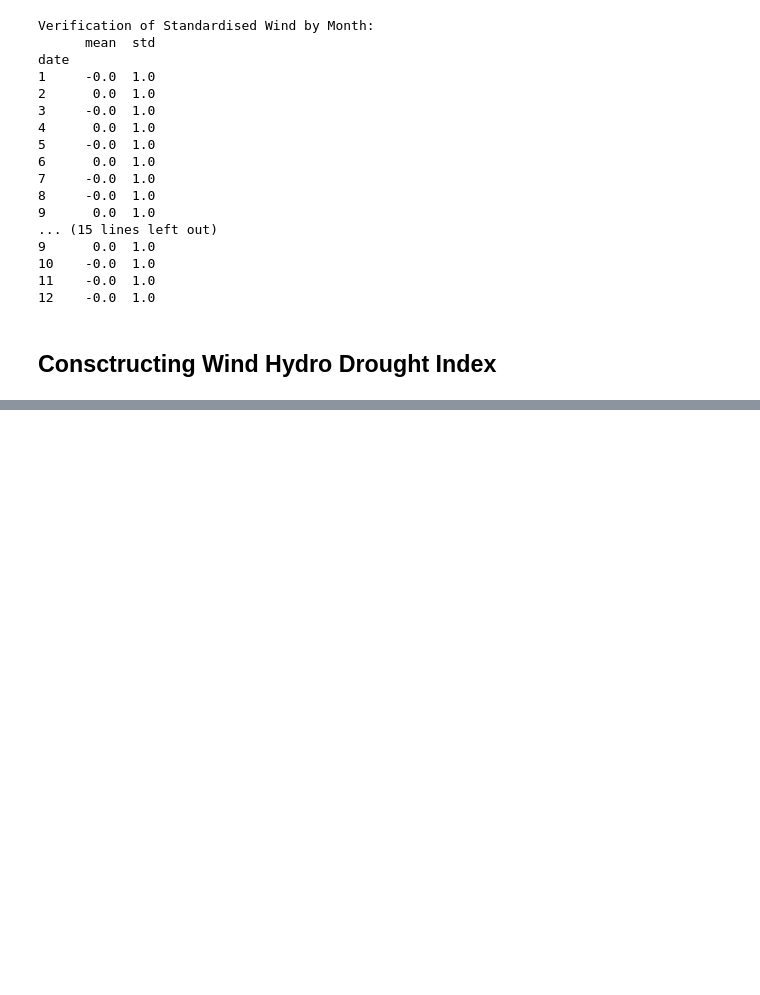
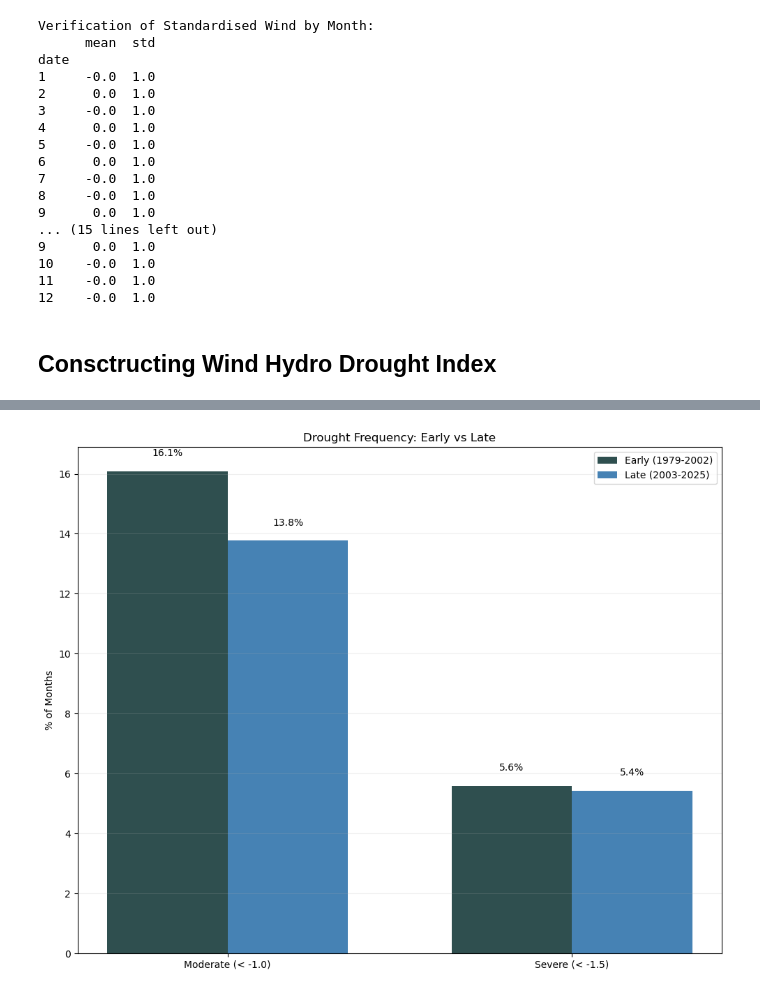
Before and after one commit to sgosmyt2/patagonia-energy-drought, a Jupyter notebook: notebooks/climatology_whdi.ipynb, the cells around one changed output, grey strips where cells are left out. Drawn from its saved outputs; the diff is of its cells as text; code cells hidden in the pictures; blank space fills up the shorter version.

Commit message:
Completed Drought Frequency Analysis

```diff
--- a/notebooks/climatology_whdi.ipynb
+++ b/notebooks/climatology_whdi.ipynb
@@ -274,6 +274,8 @@ for raw, final in whdi_vars:
     series = df[raw].dropna()
     df[final] = (df[raw] - series.mean()) / series.std()
 
+df = df.drop(columns=["whdi_raw", "whdi_3raw", "whdi_6raw"])
+
 print("WHDI Statistics:")
 print(f"  WHDI1: mean={df['whdi_1'].mean():.4f}, std={df['whdi_1'].std():.4f}")
 print(f"  WHDI3: mean={df['whdi_3'].mean():.4f}, std={df['whdi_3'].std():.4f}")
@@ -292,0 +299,72 @@ WHDI Statistics:
+# %%
+midpoint = df.index[0] + (df.index[-1] - df.index[0]) / 2
+midpoint_year = midpoint.year
+print(f"Midpoint: {midpoint_year}")
+
+early = df.loc[:f"{midpoint_year}", "whdi_3"].dropna()
+late = df.loc[f"{midpoint_year + 1}":, "whdi_3"].dropna()
+
+# Drought frequency where months below threshold -1.0
+early_drought_pct = ((early < -1.0).sum() / len(early)) * 100
+late_drought_pct = ((late < -1.0).sum() / len(late)) * 100
+
+print("\nDrought Frequency where WHDI3 < -1.0")
+print(f"First Half Drought Percentage: {early_drought_pct:.2f}%")
+print(f"Second Half Drought Percentage: {late_drought_pct:.2f}%")
+
+# Drought frequency where months below threshold -1.5
+early_severe_pct = ((early < -1.5).sum() / len(early)) * 100
+late_severe_pct = ((late < -1.5).sum() / len(late)) * 100
+
+print("\nDrought Frequency where WHDI3 < -1.5")
+print(f"First Half Drought Percentage: {early_severe_pct:.2f}%")
+print(f"Second Half Drought Percentage: {late_severe_pct:.2f}%")
+
+# Visualise the frequency with a bar charts
+fig, ax = plt.subplots(figsize=(10, 8))
+
+x = np.arange(2)
+width = 0.35
+
+bar1 = ax.bar(
+    x - width / 2,
+    [early_drought_pct, early_severe_pct],
+    width,
+    label=f"Early ({df.index[0].year}-{midpoint_year})",
+    color="darkslategrey",
+)
+bar2 = ax.bar(
+    x + width / 2,
+    [late_drought_pct, late_severe_pct],
+    width,
+    label=f"Late ({midpoint_year + 1}-{df.index[-1].year})",
+    color="steelblue",
+)
+
+ax.set_ylabel("% of Months")
+ax.set_title("Drought Frequency: Early vs Late")
+ax.set_xticks(x)
+ax.set_xticklabels(["Moderate (< -1.0)", "Severe (< -1.5)"])
+ax.legend()
+ax.grid(True, alpha=0.2, axis="y")
+
+# Add the values onto the bars
+for bar in bar1:
+    ax.text(
+        bar.get_x() + bar.get_width() / 2.0,
+        bar.get_height() + 0.5,
+        f"{bar.get_height():.1f}%",
+        ha="center",
+        fontsize=10,
+    )
+for bar in bar2:
+    ax.text(
+        bar.get_x() + bar.get_width() / 2.0,
+        bar.get_height() + 0.5,
+        f"{bar.get_height():.1f}%",
+        ha="center",
+        fontsize=10,
+    )
+
+plt.tight_layout()
+# %% [output]
@@ -292,0 +380 @@ WHDI Statistics:
+[figure, added]
```
Also changed, not shown: parts of 3 cells of this notebook.
